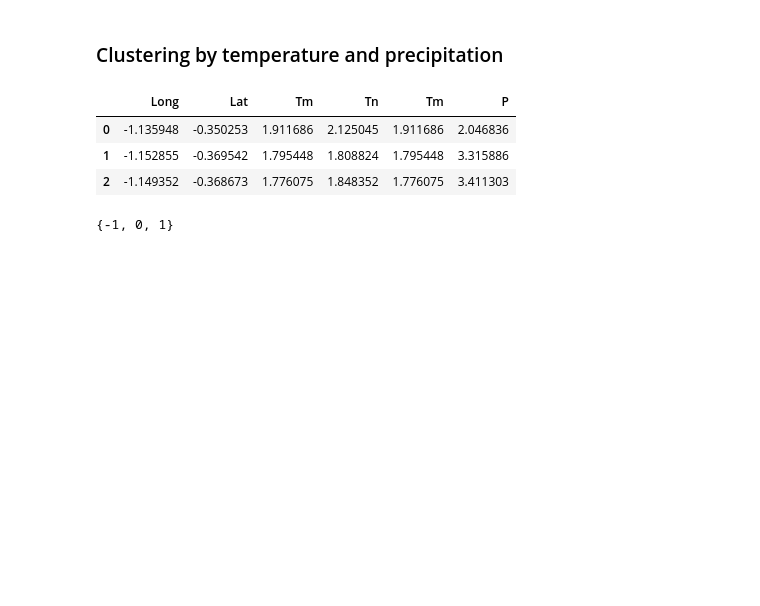
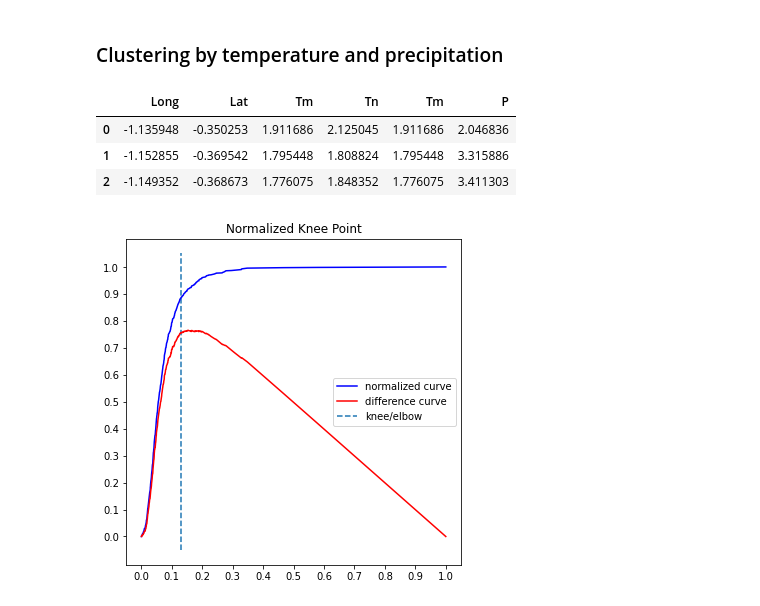
Before and after one commit to gmitchener/MachineLearning, a Jupyter notebook: dbscan_weather.ipynb, the cells around one changed output. Drawn from its saved outputs; the diff is of its cells as text; code cells hidden in the pictures; blank space fills up the shorter version.

```diff
--- a/dbscan_weather.ipynb
+++ b/dbscan_weather.ipynb
@@ -261,5 +314,5 @@ labels = db.labels_
-# %%
-set(labels)
-# %% [output]
-{-1, 0, 1}
+# %%
+eps_p = find_epsilon(precipitation_df)
+# %% [output]
+[figure, added]
 # %%
```
Also changed, not shown: parts of 16 cells of this notebook, 1 other file.
